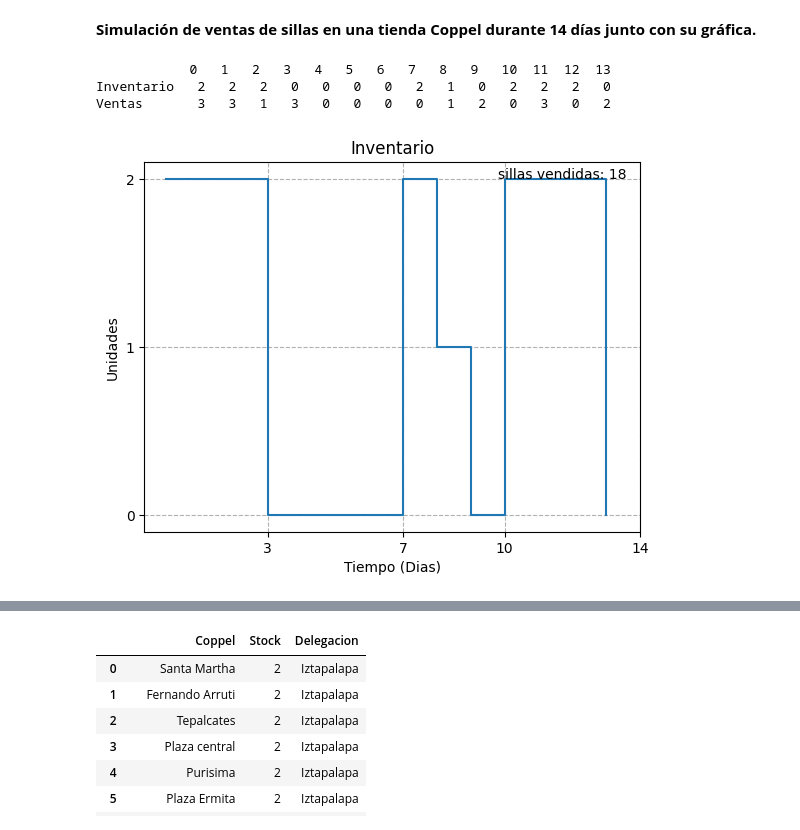
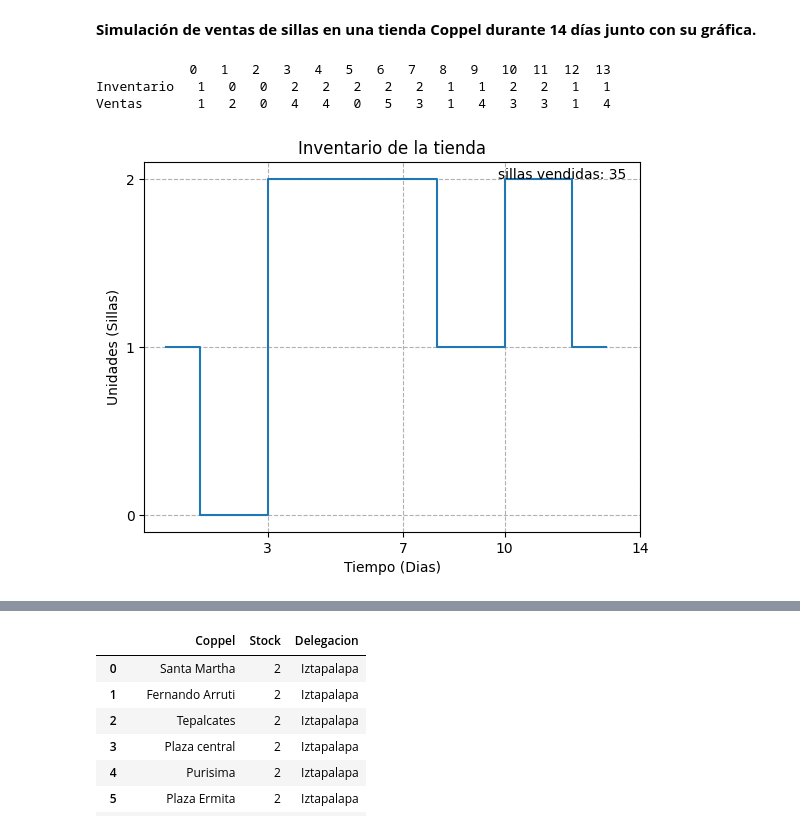
Before and after one commit to AyaxYordi/Simulacion-2---2024, a Jupyter notebook: Venta_de_sillas.ipynb, the cells around one changed output, grey strips where cells are left out. Saved outputs shown, nothing was run; the diff lists cells and outputs as text; code cells hidden in the pictures.

```diff
--- a/Venta_de_sillas.ipynb
+++ b/Venta_de_sillas.ipynb
@@ -129,31 +131,31 @@ Ventas      1  5  3  3  1  3  4
 # %%
 import matplotlib.pyplot as plt
 
 # Primero se hace la simulacion, se imprime la tabla y luego se realiza la grafica
 dias = 14 # numero de dias a simular
 v = inventario(2,dias)
 print(v.T,"\n\n")
 
 
 # Grafica
 fig , ax = plt.subplots()
 
 plt.step(np.arange(0,dias,1),v['Inventario'],where='post')
 ax.set_yticks(range(v['Inventario'].min(),v['Inventario'].max()+1))
-plt.title('Inventario')
+plt.title('Inventario de la tienda')
 plt.xlabel('Tiempo (Dias)')
-plt.ylabel('Unidades')
+plt.ylabel('Unidades (Sillas)')
 plt.text( dias*0.7 , 2 , 'sillas vendidas: {}'.format(v['Ventas'].sum()))
 ax.grid(linestyle = 'dashed')
 
 def indice(i):
   if i%7==0 or (i-3)%7==0:
     return i
 ax.set_xticks(list(filter(indice,range(dias+2))))
 # plt.savefig("grafico1.png")
 plt.show()
 # %% [output]
             0   1   2   3   4   5   6   7   8   9   10  11  12  13
-Inventario   2   2   2   0   0   0   0   2   1   0   2   2   2   0
-Ventas       3   3   1   3   0   0   0   0   1   2   0   3   0   2
+Inventario   1   0   0   2   2   2   2   2   1   1   2   2   1   1
+Ventas       1   2   0   4   4   0   5   3   1   4   3   3   1   4
-[figure, old version]
+[figure, new version]
```
Also changed, not shown: parts of 18 cells of this notebook.
